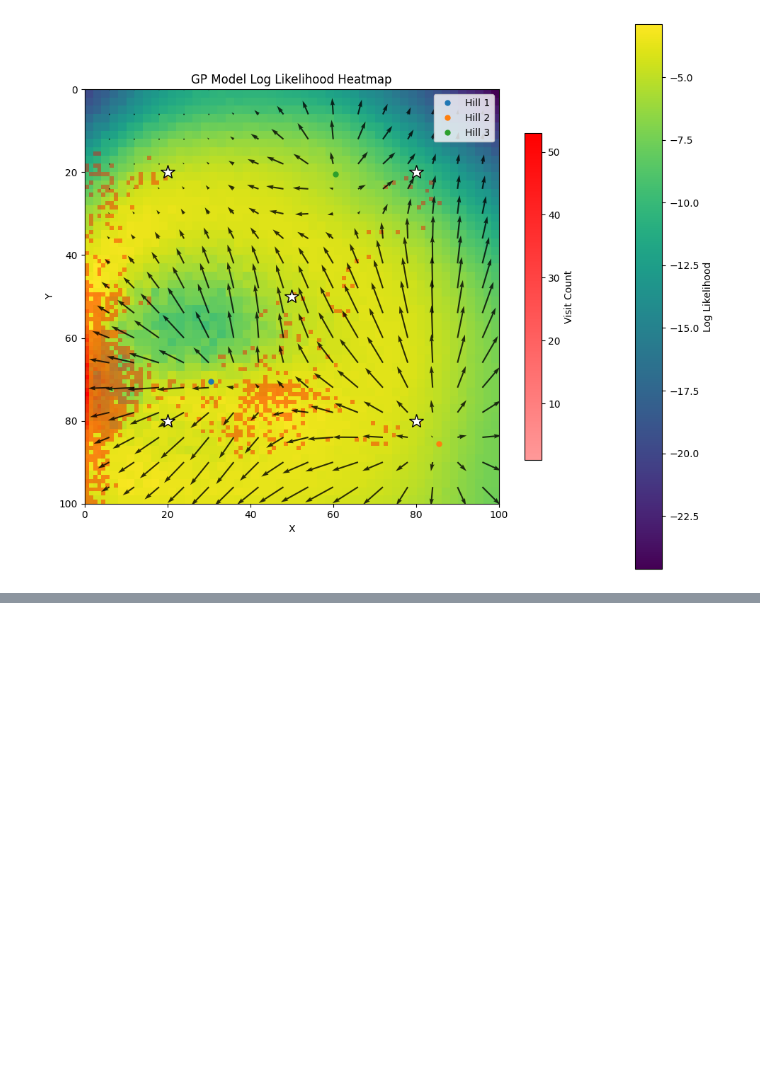
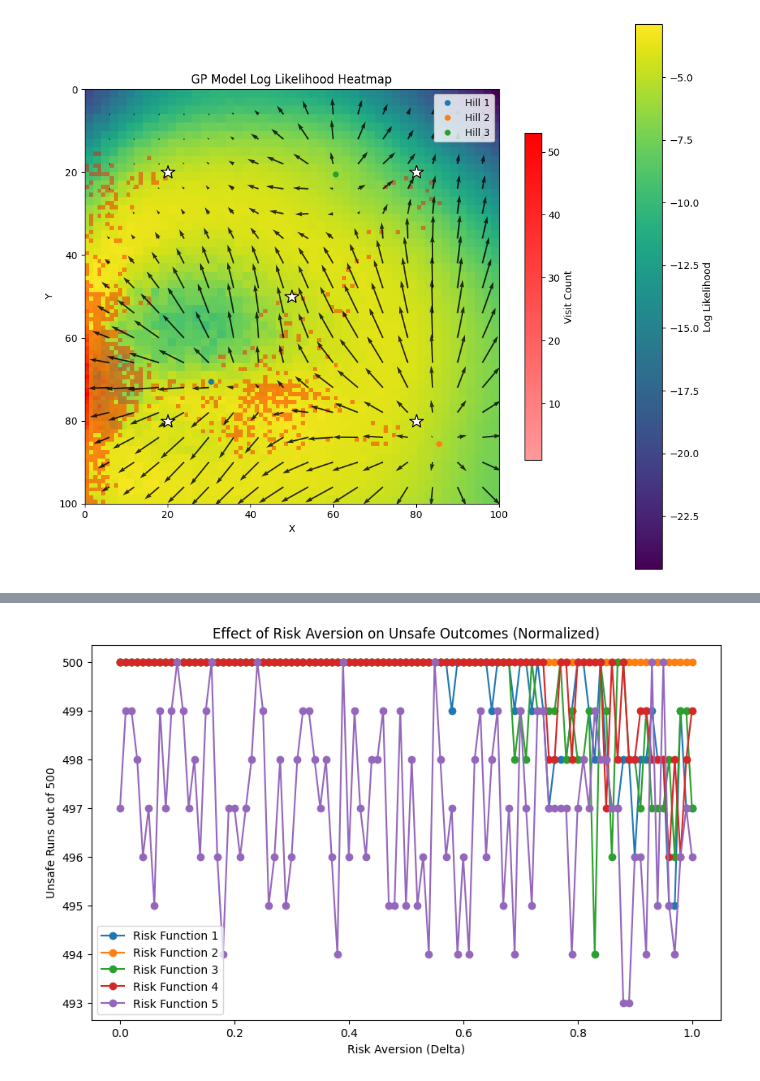
Before and after one commit to ThijsvSchaik/BayesianRLunderUncertainty, a Jupyter notebook: notebooks/shield_setup.ipynb, the cells around one changed output, grey strips where cells are left out. Saved outputs shown, nothing was run; the diff lists cells and outputs as text; code cells hidden in the pictures; blank space fills up the shorter version.

```diff
--- a/notebooks/shield_setup.ipynb
+++ b/notebooks/shield_setup.ipynb
@@ -788,0 +989,48 @@ plt.show()
+# %%
+norm_Q = (Q - Q.min()) / (Q.max() - Q.min())
+risk_aversions_ = np.arange(0, 1.00001, 0.01)
+
+
+new_Qs_ = []
+
+risk_functions = [
+    lambda q, risk, delta: q - risk * delta,           # linear
+    lambda q, risk, delta: q - (risk * delta) ** 2,    # quadratic
+    lambda q, risk, delta: q - (np.exp(risk * delta) - 1), # exponential
+    lambda q, risk, delta: q - np.log1p(risk * delta),  # logarithmic
+    lambda q, risk, delta: q + (delta-risk)
+
+]
+
+for risk_func in risk_functions:
+    new_Qs_.append([risk_func(norm_Q, risk_per_action, delta) for delta in risk_aversions_])
+
+
+unsafe_counts_ = []
+for i, new_Q in enumerate(tqdm(new_Qs_, desc="Evaluating risk-adjusted policies (normalized)")):
+    unsafe_count = []
+    for Q_ in new_Q:
+        unsafe_fin = 0
+        for run in range(RUNS_PER_Q):
+            s = start_state
+            for step in range(MAX_STEPS):
+                x, y = s
+                a_index = np.argmax(Q_[x, y, :])
+                a = list(actions.values())[a_index]
+                s = env.transition(s, a)
+                if env.unsafe_mask[s]:
+                    unsafe_fin += 1
+                    break
+        unsafe_count.append(unsafe_fin)
+    unsafe_counts_.append(unsafe_count)
+
+plt.figure(figsize=(10, 6))
+for i, unsafe_count in enumerate(unsafe_counts_):
+    plt.plot(risk_aversions_, unsafe_count, marker='o', label=f'Risk Function {i+1}')
+plt.xlabel('Risk Aversion (Delta)')
+plt.ylabel(f'Unsafe Runs out of {RUNS_PER_Q}')
+plt.title('Effect of Risk Aversion on Unsafe Outcomes (Normalized)')
+plt.legend()
+plt.show()
+# %% [output]
+[figure, added]
```
Also changed, not shown: parts of 16 cells of this notebook, 8 other files.
